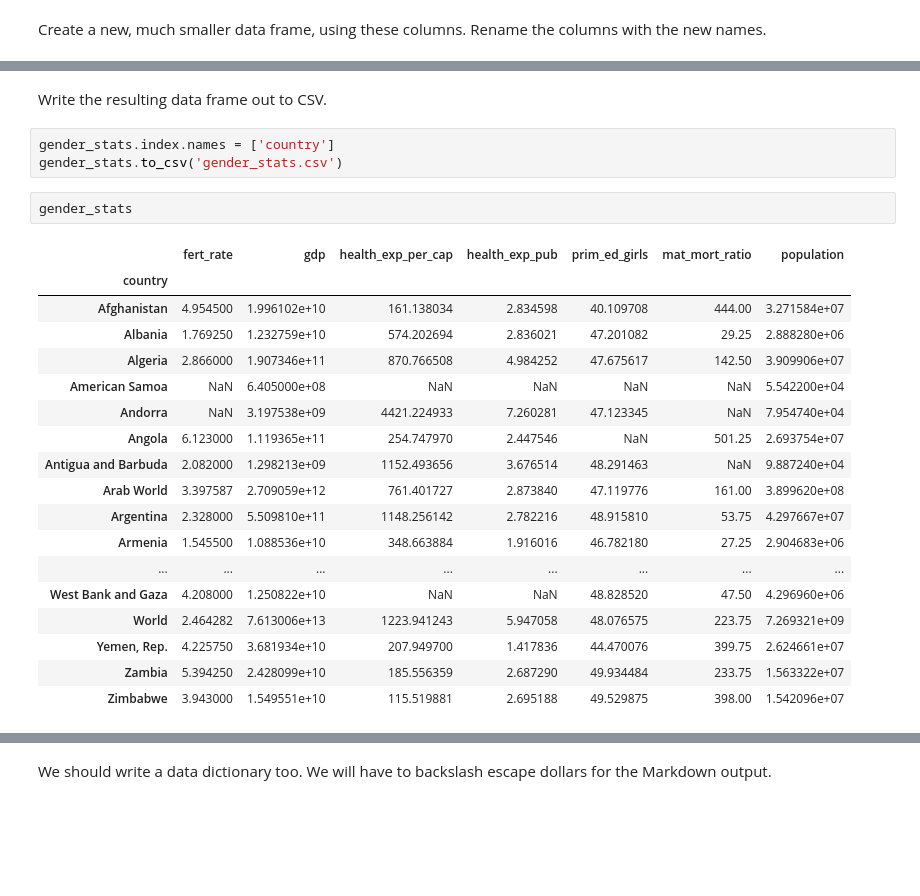
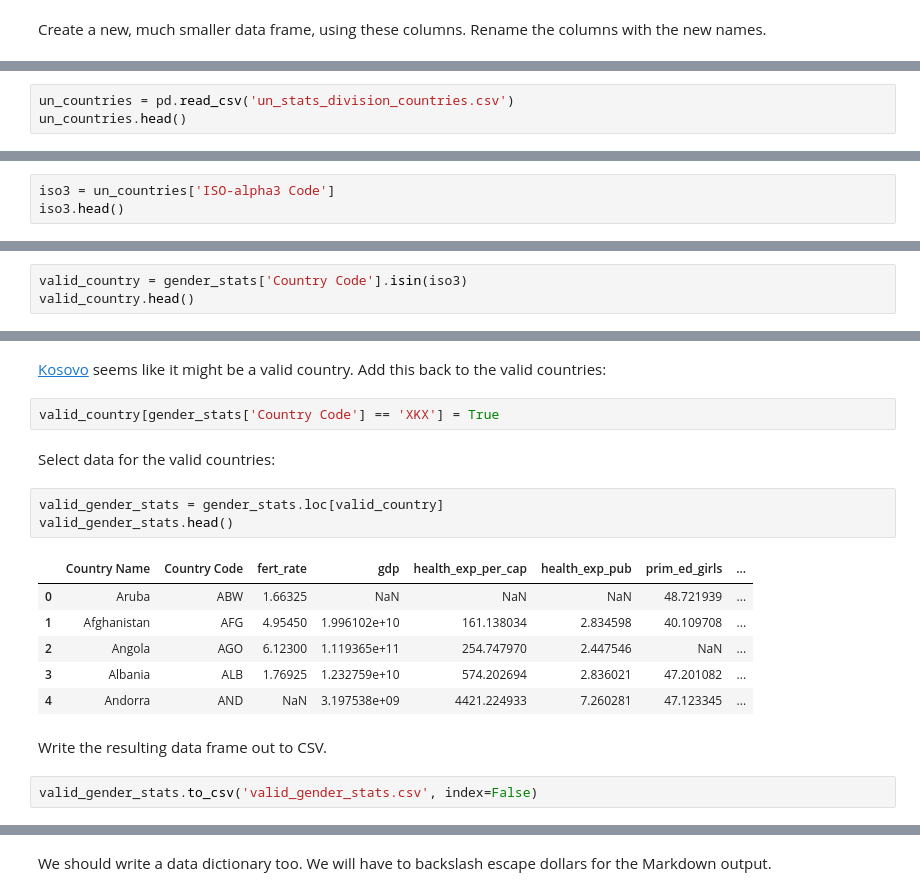
Before and after one commit to matthew-brett/dsfe, a Jupyter notebook: data/make_gender_stats.ipynb, the cells around one changed output, grey strips where cells are left out. Saved outputs shown, nothing was run; the diff lists cells and outputs as text; blank space fills up the shorter version.

```diff
--- a/data/make_gender_stats.ipynb
+++ b/data/make_gender_stats.ipynb
@@ -309,0 +356,3 @@ gender_stats
+# %%
+un_countries = pd.read_csv('un_stats_division_countries.csv')
+un_countries.head()
@@ -309,0 +366,3 @@ gender_stats
+# %%
+iso3 = un_countries['ISO-alpha3 Code']
+iso3.head()
@@ -309,0 +378,3 @@ gender_stats
+# %%
+valid_country = gender_stats['Country Code'].isin(iso3)
+valid_country.head()
@@ -310,26 +411,20 @@ gender_stats
+# %% [markdown]
+[Kosovo](https://en.wikipedia.org/wiki/Kosovo) seems like it might be a valid country. Add this back to the valid countries:
+# %%
+valid_country[gender_stats['Country Code'] == 'XKX'] = True
+# %% [markdown]
+Select data for the valid countries:
+# %%
+valid_gender_stats = gender_stats.loc[valid_country]
+valid_gender_stats.head()
+# %% [output]
+|  | Country Name | Country Code | fert_rate | gdp | health_exp_per_cap | health_exp_pub | prim_ed_girls | ... |
+| 0 | Aruba | ABW | 1.66325 | NaN | NaN | NaN | 48.721939 | ... |
+| 1 | Afghanistan | AFG | 4.95450 | 1.996102e+10 | 161.138034 | 2.834598 | 40.109708 | ... |
+| 2 | Angola | AGO | 6.12300 | 1.119365e+11 | 254.747970 | 2.447546 | NaN | ... |
+| 3 | Albania | ALB | 1.76925 | 1.232759e+10 | 574.202694 | 2.836021 | 47.201082 | ... |
+| 4 | Andorra | AND | NaN | 3.197538e+09 | 4421.224933 | 7.260281 | 47.123345 | ... |
 # %% [markdown]
 Write the resulting data frame out to CSV.
-# %%
-gender_stats.index.names = ['country']
-gender_stats.to_csv('gender_stats.csv')
-# %%
-gender_stats
-# %% [output]
-|  | fert_rate | gdp | health_exp_per_cap | health_exp_pub | prim_ed_girls | mat_mort_ratio | population |
-| country |  |  |  |  |  |  |  |
-| Afghanistan | 4.954500 | 1.996102e+10 | 161.138034 | 2.834598 | 40.109708 | 444.00 | 3.271584e+07 |
-| Albania | 1.769250 | 1.232759e+10 | 574.202694 | 2.836021 | 47.201082 | 29.25 | 2.888280e+06 |
-| Algeria | 2.866000 | 1.907346e+11 | 870.766508 | 4.984252 | 47.675617 | 142.50 | 3.909906e+07 |
-| American Samoa | NaN | 6.405000e+08 | NaN | NaN | NaN | NaN | 5.542200e+04 |
-| Andorra | NaN | 3.197538e+09 | 4421.224933 | 7.260281 | 47.123345 | NaN | 7.954740e+04 |
-| Angola | 6.123000 | 1.119365e+11 | 254.747970 | 2.447546 | NaN | 501.25 | 2.693754e+07 |
-| Antigua and Barbuda | 2.082000 | 1.298213e+09 | 1152.493656 | 3.676514 | 48.291463 | NaN | 9.887240e+04 |
-| Arab World | 3.397587 | 2.709059e+12 | 761.401727 | 2.873840 | 47.119776 | 161.00 | 3.899620e+08 |
-| Argentina | 2.328000 | 5.509810e+11 | 1148.256142 | 2.782216 | 48.915810 | 53.75 | 4.297667e+07 |
-| Armenia | 1.545500 | 1.088536e+10 | 348.663884 | 1.916016 | 46.782180 | 27.25 | 2.904683e+06 |
-| ... | ... | ... | ... | ... | ... | ... | ... |
-| West Bank and Gaza | 4.208000 | 1.250822e+10 | NaN | NaN | 48.828520 | 47.50 | 4.296960e+06 |
-| World | 2.464282 | 7.613006e+13 | 1223.941243 | 5.947058 | 48.076575 | 223.75 | 7.269321e+09 |
-| Yemen, Rep. | 4.225750 | 3.681934e+10 | 207.949700 | 1.417836 | 44.470076 | 399.75 | 2.624661e+07 |
-| Zambia | 5.394250 | 2.428099e+10 | 185.556359 | 2.687290 | 49.934484 | 233.75 | 1.563322e+07 |
-| Zimbabwe | 3.943000 | 1.549551e+10 | 115.519881 | 2.695188 | 49.529875 | 398.00 | 1.542096e+07 |
+# %%
+valid_gender_stats.to_csv('valid_gender_stats.csv', index=False)
```
Also changed, not shown: parts of 16 cells of this notebook, 3 other files.
